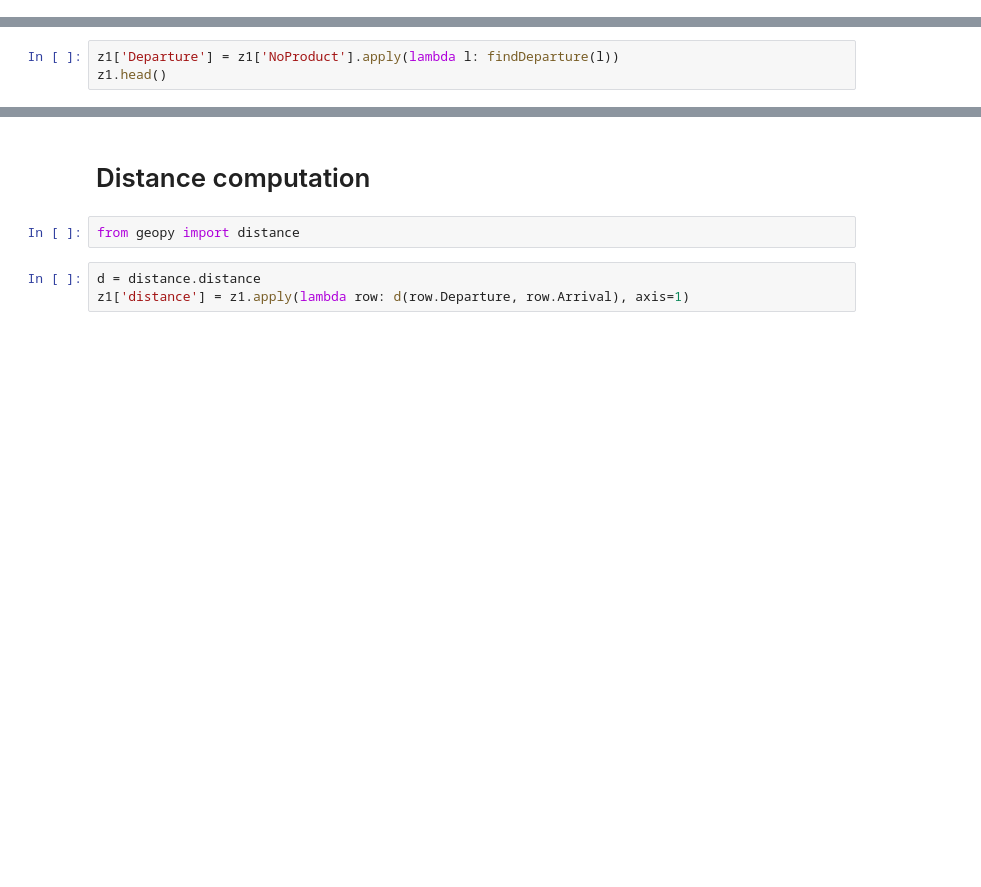
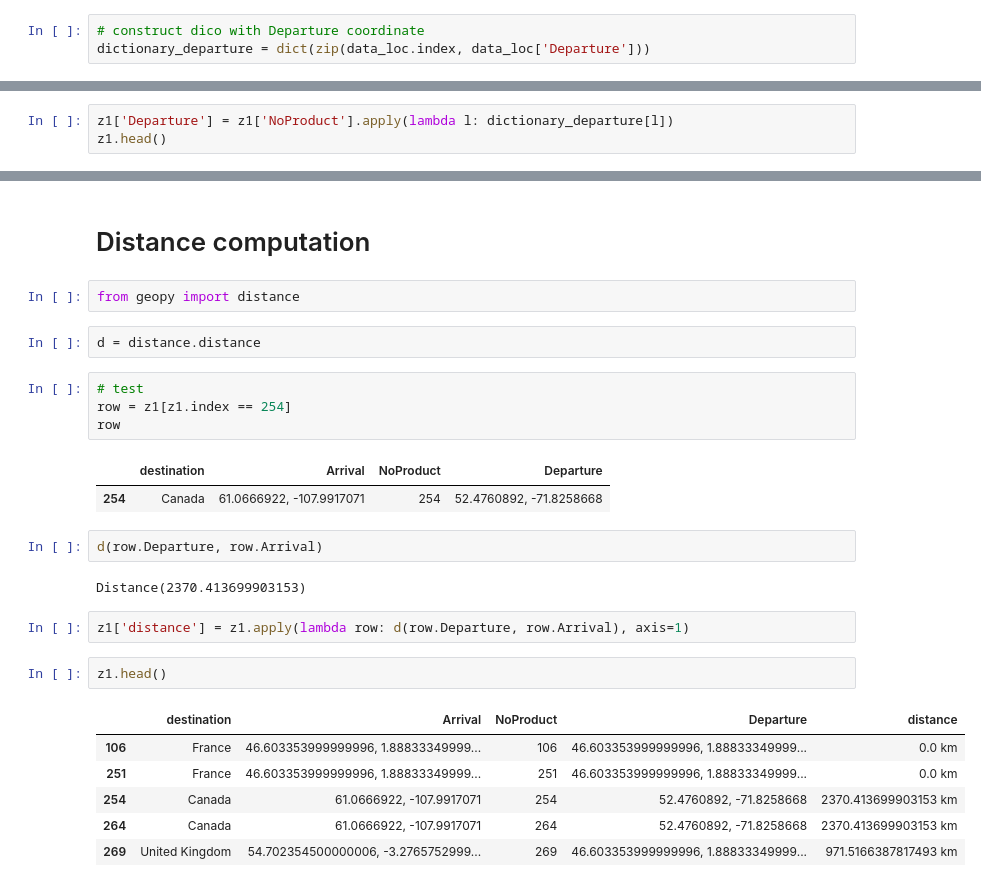
Before and after one commit to lanzrein/ada_project, a Jupyter notebook: Distance.ipynb, the cells around one changed output, grey strips where cells are left out. Cells and saved outputs as stored; diff of their text form; blank space fills up the shorter version.

Commit message:
Working distance computation

```diff
--- a/Distance.ipynb
+++ b/Distance.ipynb
@@ -502,0 +555,3 @@ def findDeparture(l):
+# %%
+# construct dico with Departure coordinate
+dictionary_departure = dict(zip(data_loc.index, data_loc['Departure']))
@@ -503,3 +578,3 @@ def findDeparture(l):
 # %%
-z1['Departure'] = z1['NoProduct'].apply(lambda l: findDeparture(l))
+z1['Departure'] = z1['NoProduct'].apply(lambda l: dictionary_departure[l])
 z1.head()
@@ -509,6 +591,27 @@ z1_safe = z1
 # Distance computation
 # %%
 from geopy import distance
+# %%
+d = distance.distance
+# %%
+# test
+row = z1[z1.index == 254]
+row
+# %% [output]
+|  | destination | Arrival | NoProduct | Departure |
+| 254 | Canada | 61.0666922, -107.9917071 | 254 | 52.4760892, -71.8258668 |
+# %%
+d(row.Departure, row.Arrival)
+# %% [output]
+Distance(2370.413699903153)
 # %%
-d = distance.distance
 z1['distance'] = z1.apply(lambda row: d(row.Departure, row.Arrival), axis=1)
+# %%
+z1.head()
+# %% [output]
+|  | destination | Arrival | NoProduct | Departure | distance |
+| 106 | France | 46.603353999999996, 1.88833349999... | 106 | 46.603353999999996, 1.88833349999... | 0.0 km |
+| 251 | France | 46.603353999999996, 1.88833349999... | 251 | 46.603353999999996, 1.88833349999... | 0.0 km |
+| 254 | Canada | 61.0666922, -107.9917071 | 254 | 52.4760892, -71.8258668 | 2370.413699903153 km |
+| 264 | Canada | 61.0666922, -107.9917071 | 264 | 52.4760892, -71.8258668 | 2370.413699903153 km |
+| 269 | United Kingdom | 54.702354500000006, -3.2765752999... | 269 | 46.603353999999996, 1.88833349999... | 971.5166387817493 km |
```
Also changed, not shown: parts of 12 cells of this notebook.
